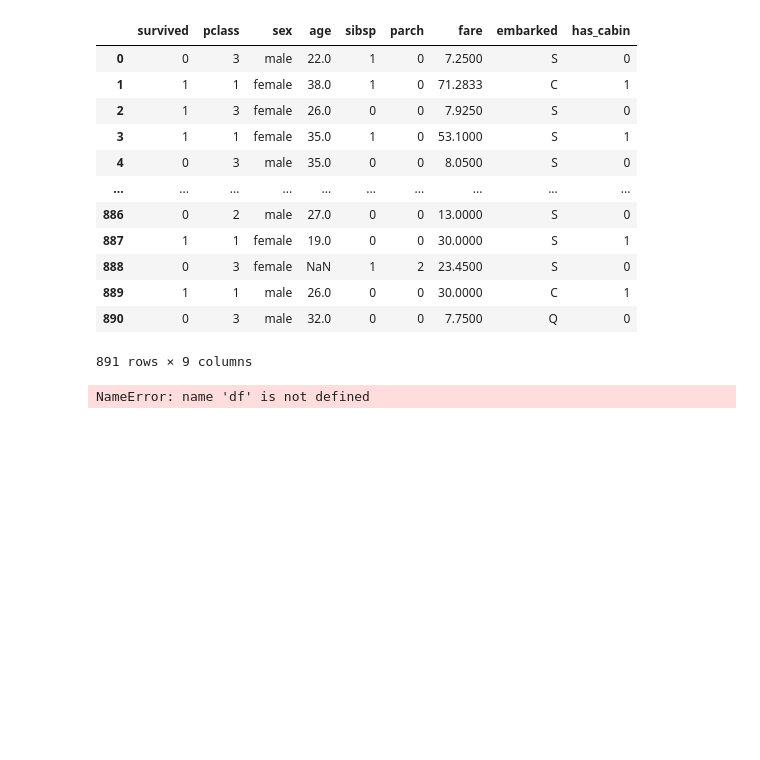
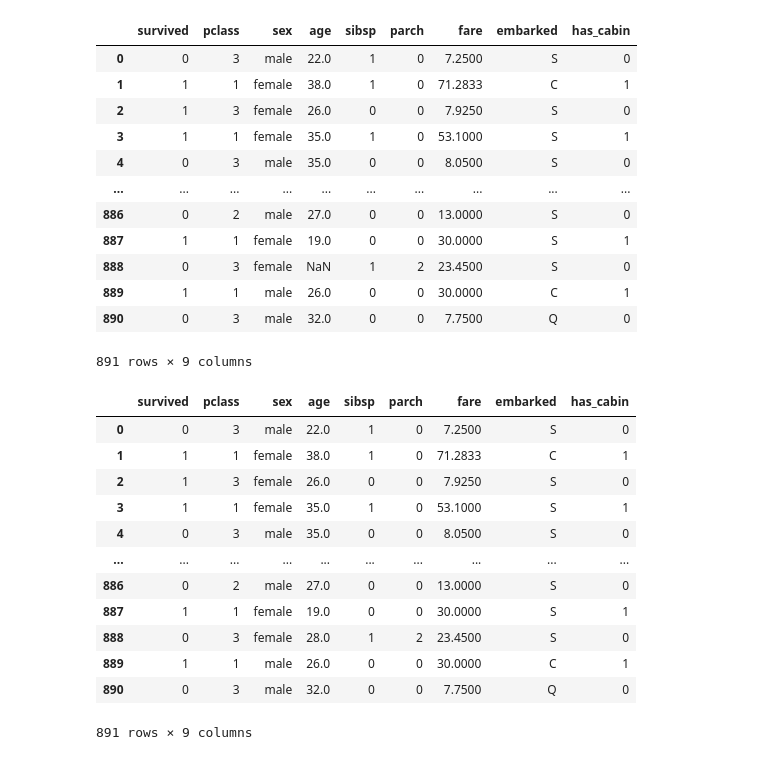
Before and after one commit to Muhammad-Awais-Tariq/Ml-Projects, a Jupyter notebook: Titanic/Data_cleaning/data_cleaning.ipynb, the cells around one changed output. Saved outputs shown, nothing was run; the diff lists cells and outputs as text; code cells hidden in the pictures; blank space fills up the shorter version.

```diff
--- a/Titanic/Data_cleaning/data_cleaning.ipynb
+++ b/Titanic/Data_cleaning/data_cleaning.ipynb
@@ -74,3 +74,3 @@ df
 891 rows × 9 columns
 # %%
-df["age"].fillna(df["age"].median())
+df["age"] = df["age"].fillna(df["age"].median())
@@ -90,5 +77,5 @@ Name: age, Length: 891, dtype: float64
 # %%
-df["has_cabin"] = df["Cabin"].notna().astype(int)
+df["has_cabin"] = titanic_df["Cabin"].notna().astype(int)
 df.drop(columns=["cabin"] , inplace=True)
 df
 # %% [output]
@@ -106,6 +93,22 @@ df
 | 890 | 0 | 3 | male | 32.0 | 0 | 0 | 7.7500 | Q | 0 |
 891 rows × 9 columns
 # %%
-df["embarked"].fillna(df["embarked"].mode()[0])
+df["embarked"] = df["embarked"].fillna(df["embarked"].mode()[0]) #mode gives the series so to get the scaler we use 0
-# %% [output]
-NameError: name 'df' is not defined
+# %%
+df["fare"] = df["fare"].fillna(df["fare"].median())
+# %%
+df
+# %% [output]
+|  | survived | pclass | sex | age | sibsp | parch | fare | embarked | has_cabin |
+| 0 | 0 | 3 | male | 22.0 | 1 | 0 | 7.2500 | S | 0 |
+| 1 | 1 | 1 | female | 38.0 | 1 | 0 | 71.2833 | C | 1 |
+| 2 | 1 | 3 | female | 26.0 | 0 | 0 | 7.9250 | S | 0 |
+| 3 | 1 | 1 | female | 35.0 | 1 | 0 | 53.1000 | S | 1 |
+| 4 | 0 | 3 | male | 35.0 | 0 | 0 | 8.0500 | S | 0 |
+| ... | ... | ... | ... | ... | ... | ... | ... | ... | ... |
+| 886 | 0 | 2 | male | 27.0 | 0 | 0 | 13.0000 | S | 0 |
+| 887 | 1 | 1 | female | 19.0 | 0 | 0 | 30.0000 | S | 1 |
+| 888 | 0 | 3 | female | 28.0 | 1 | 2 | 23.4500 | S | 0 |
+| 889 | 1 | 1 | male | 26.0 | 0 | 0 | 30.0000 | C | 1 |
+| 890 | 0 | 3 | male | 32.0 | 0 | 0 | 7.7500 | Q | 0 |
+891 rows × 9 columns
```
Also changed, not shown: parts of 5 cells of this notebook, 1 other file.
